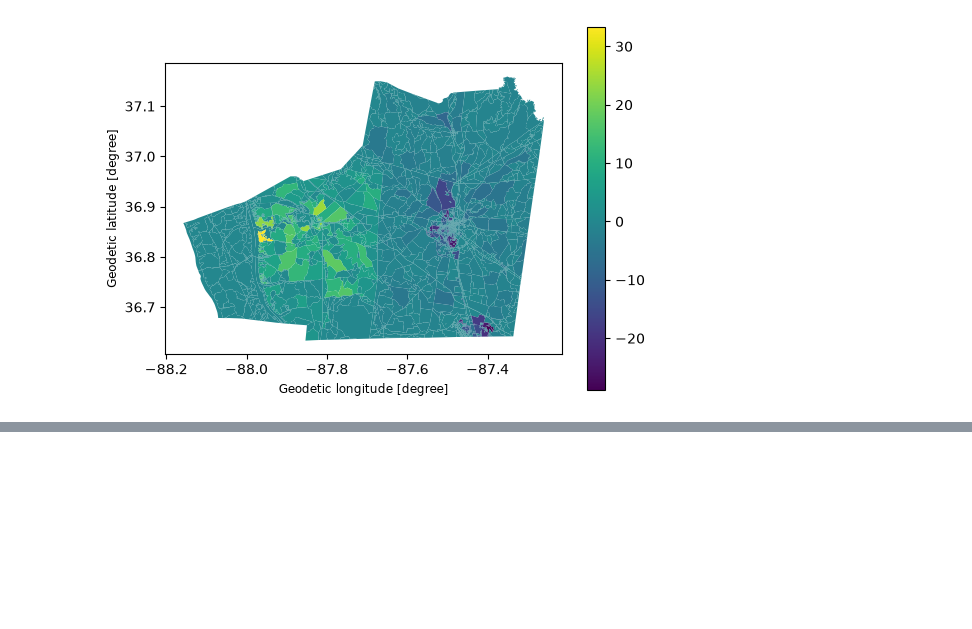
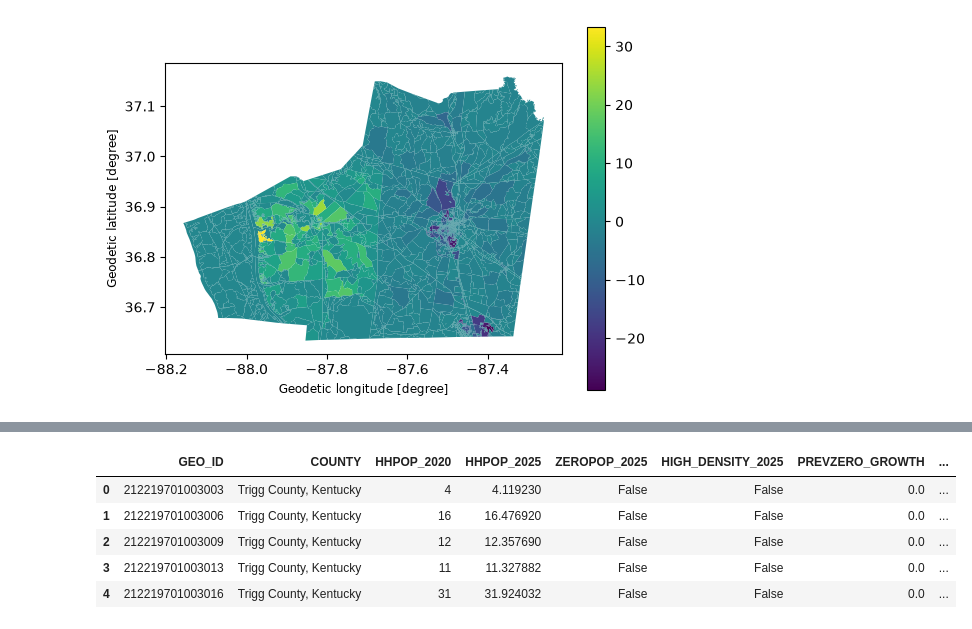
Before and after one commit to Greater-Nashville-Regional-Council/FCLUCS_Scenario_Planning, a Jupyter notebook: notebooks/Horizon Year HHPop.ipynb, the cells around one changed output, grey strips where cells are left out. Saved outputs shown, nothing was run; the diff lists cells and outputs as text; code cells hidden in the pictures; blank space fills up the shorter version.

Commit message:
hhpopupdate

```diff
--- a/notebooks/Horizon Year HHPop.ipynb
+++ b/notebooks/Horizon Year HHPop.ipynb
@@ -298,6 +298,8 @@ ky["HHPOP_2050_FINAL"] = (
 
 ky["BACKGROUND_CHANGE"] = 0.0
 
+ky["HHPOP_PREVZERO"] = 0.0
+
 for county, idx in ky.groupby("COUNTYFP").groups.items():
 
     # County controls
@@ -361,12 +363,10 @@ for county, idx in ky.groupby("COUNTYFP").groups.items():
 
             weights = ky.loc[eligible_idx, "ADJ_POP"]
 
-            ky.loc[
-                eligible_idx, "BACKGROUND_CHANGE"
-            ] = (
-                weights / weights.sum()
-                * zero_growth
-            )
+            # Track population allocated to previously zero-population blocks
+            ky.loc[eligible_idx, "HHPOP_PREVZERO"] = (weights / weights.sum() * zero_growth)
+            # Include spatial expansion in background changes
+            ky.loc[eligible_idx, "BACKGROUND_CHANGE"] += (ky.loc[eligible_idx, "HHPOP_PREVZERO"])
 
     # --------------------------------------------------------
     # NEGATIVE REMAINING GROWTH / DECLINE
@@ -412,10 +412,16 @@ qa = ky.groupby(["COUNTYFP", "COUNTY"]).agg(
     Pop_2025=("HHPOP_2025_DER", "sum"),
     Pop_2050_Control=("HHPOP_2050_ORIG", "sum"),
     Local_Growth=("LOCAL_GROWTH", "sum"),
+    Prev_Zero_Growth=("HHPOP_PREVZERO", "sum"),
     Background_Change=("BACKGROUND_CHANGE", "sum"),
     Pop_2050_Final=("HHPOP_2050_FINAL", "sum"),
     Zero_Pop_Blocks=("ZERO_POP", "sum"),
     Eligible_Blocks=("ELIGIBLE", "sum")
+)
+
+# Total county population growth
+qa["Net_Growth"] = (
+    qa["Pop_2050_Control"] - qa["Pop_2025"]
 )
 
 qa["Net_Growth"] = (
@@ -497,4 +503,13 @@ ky.head(2)
 | 0 | 212219701003003 | Trigg County, Kentucky | 21221 | 4 | 4.11923 | 0.028594 | POLYGON ((-87.87697 36.96011, -87... | 4.624491 | ... |
 | 1 | 212219701003006 | Trigg County, Kentucky | 21221 | 16 | 16.47692 | 0.114376 | POLYGON ((-87.87628 36.95714, -87... | 18.497963 | ... |
 # %%
-printout = ky[['GEO_ID', 'COUNTY', 'HHPOP_2020_Dec', 'HHPOP_2025_DER', 'ZERO_POP', 'HIGH_DENSITY', 'HHPOP_2050_FINAL']]
+printout = ky[['GEO_ID', 'COUNTY', 'HHPOP_2020_DEC', 'HHPOP_2025_DER', 'ZERO_POP', 'HIGH_DENSITY', 'HHPOP_PREVZERO', 'LOCAL_GROWTH', 'HHPOP_2050_FINAL']].rename(columns = {'HHPOP_PREVZERO': 'PREVZERO_GROWTH', 'HIGH_DENSITY': 'HIGH_DENSITY_2025', 'ZERO_POP': 'ZEROPOP_2025', 'HHPOP_2020_DEC': 'HHPOP_2020', 'HHPOP_2025_DER': 'HHPOP_2025', 'HHPOP_2050_FINAL': 'HHPOP_2050'})
+# %%
+printout.head()
+# %% [output]
+|  | GEO_ID | COUNTY | HHPOP_2020 | HHPOP_2025 | ZEROPOP_2025 | HIGH_DENSITY_2025 | PREVZERO_GROWTH | ... |
+| 0 | 212219701003003 | Trigg County, Kentucky | 4 | 4.119230 | False | False | 0.0 | ... |
+| 1 | 212219701003006 | Trigg County, Kentucky | 16 | 16.476920 | False | False | 0.0 | ... |
+| 2 | 212219701003009 | Trigg County, Kentucky | 12 | 12.357690 | False | False | 0.0 | ... |
+| 3 | 212219701003013 | Trigg County, Kentucky | 11 | 11.327882 | False | False | 0.0 | ... |
+| 4 | 212219701003016 | Trigg County, Kentucky | 31 | 31.924032 | False | False | 0.0 | ... |
```
Also changed, not shown: parts of 2 cells of this notebook, 1 other file.
